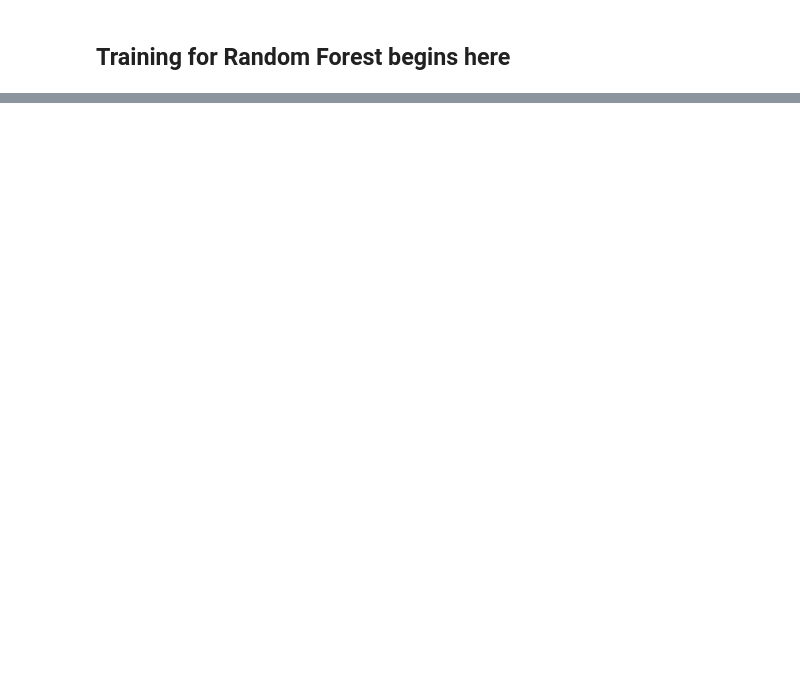
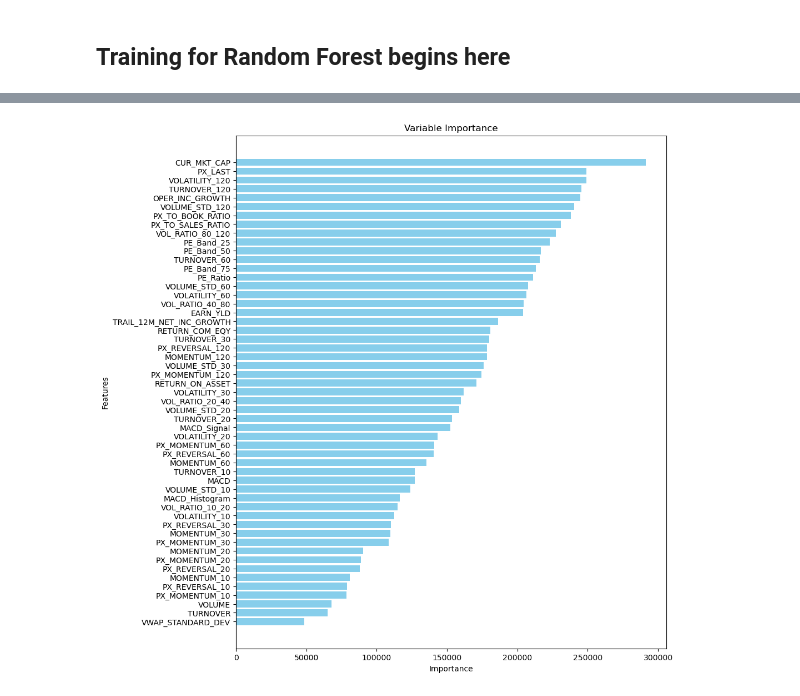
Before and after one commit to osamkabinladna/tradingstrats, a Jupyter notebook: random_forest/train_rf.ipynb, the cells around one changed output, grey strips where cells are left out. Drawn from its saved outputs; the diff is of its cells as text; code cells hidden in the pictures; blank space fills up the shorter version.

```diff
--- a/random_forest/train_rf.ipynb
+++ b/random_forest/train_rf.ipynb
@@ -61,6 +6,7 @@ import ydf
 import matplotlib.pyplot as plt
 import pandas as pd
 from sklearn.metrics import accuracy_score
+import numpy as np
 
 # wandb.init(project='stonks')
 
@@ -71,16 +17,11 @@ subdir = 'norm' if norm else 'unnorm'
 tdf = []
 vdf = []
 for i in range(11):
-    train_df = pd.read_csv(f'covset1/train_{i}.csv')
-    valid_df = pd.read_csv(f'covset1/valid_{i}.csv')
+    train_df = pd.read_csv(f'covset2/train_{i}.csv')
+    valid_df = pd.read_csv(f'covset2/valid_{i}.csv')
 
     tdf.append(train_df)
     vdf.append(valid_df)
 
-train_data = pd.concat(tdf, axis=0)
-valid_data = pd.concat(vdf, axis=0)
+train_data = pd.read_csv(f'covset3_full/train_top_5.csv')
+valid_data = pd.read_csv(f'covset3_full/valid_top_5.csv')
-# %%
-train_data['TOP_5'] = train_data['DELTA_20_QUINTILES'].apply(lambda x: 1 if x == 5 else 0)
-valid_data['TOP_5'] = valid_data['DELTA_20_QUINTILES'].apply(lambda x: 1 if x == 5 else 0)
-train_data.drop('DELTA_20_QUINTILES', axis=1, inplace=True)
-valid_data.drop('DELTA_20_QUINTILES', axis=1, inplace=True)
@@ -134,9 +34,9 @@ label = 'TOP_5'
 
 learner = (ydf.RandomForestLearner(task=ydf.Task.CLASSIFICATION,
                                         label='TOP_5',
-                                        max_depth = 40,
+                                        max_depth = 25,
                                         # growing_strategy='BEST_FIRST_GLOBAL',
-                                        num_trees=50000).train(train_data))
+                                        num_trees=1000).train(train_data))
 
 valid_preds = learner.predict(valid_data.drop('TOP_5', axis=1, inplace=False))
 # Assuming valid_preds contains the probabilities of class 1
@@ -195,0 +87,16 @@ valid_data
+# %%
+variable_importance = learner.variable_importances()['SUM_SCORE']
+
+# Unzip the variable importance into two lists
+importance_values, features = zip(*variable_importance)
+
+# Plotting
+plt.figure(figsize=(10, 12))
+plt.barh(features, importance_values, color='skyblue')
+plt.xlabel('Importance')
+plt.ylabel('Features')
+plt.title('Variable Importance')
+plt.gca().invert_yaxis()  # Highest importance at the top
+plt.show()
+# %% [output]
+[figure, added]
```
Also changed, not shown: parts of 28 cells of this notebook, 2 other files.
